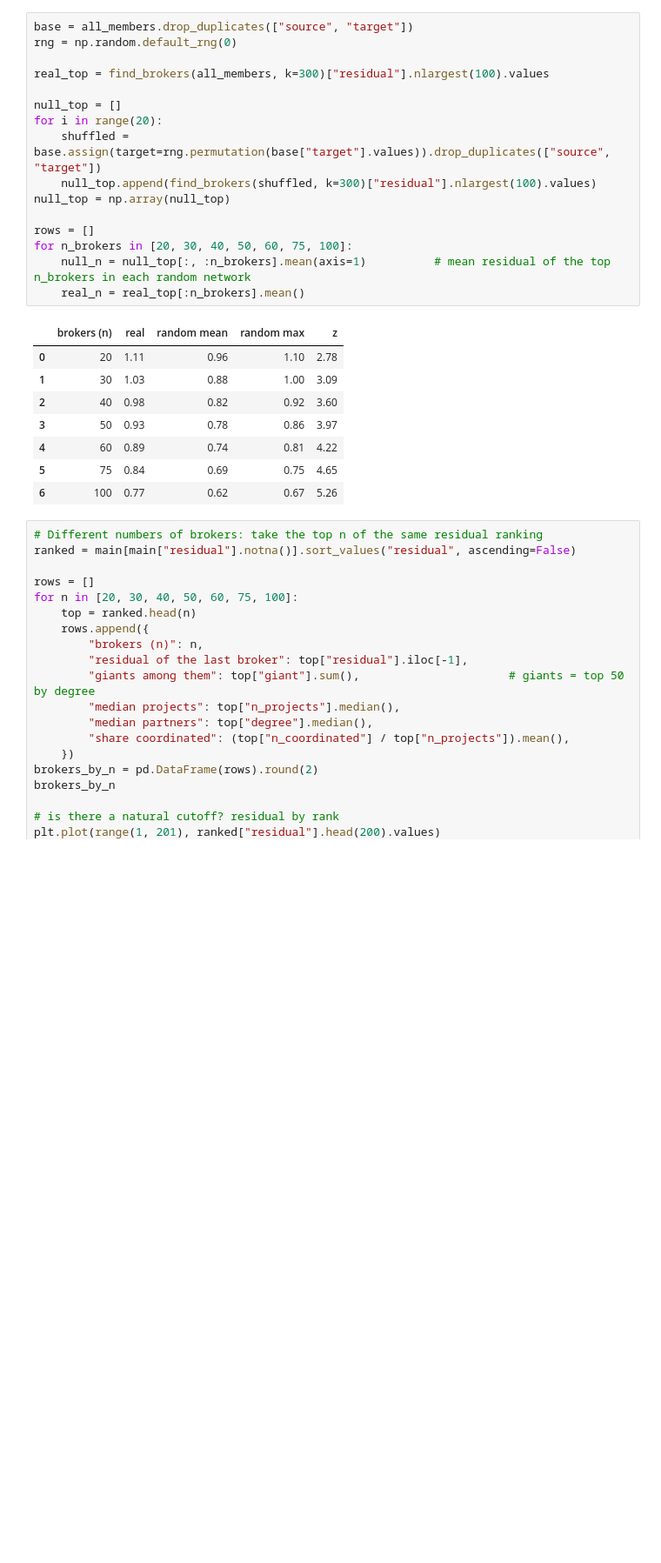
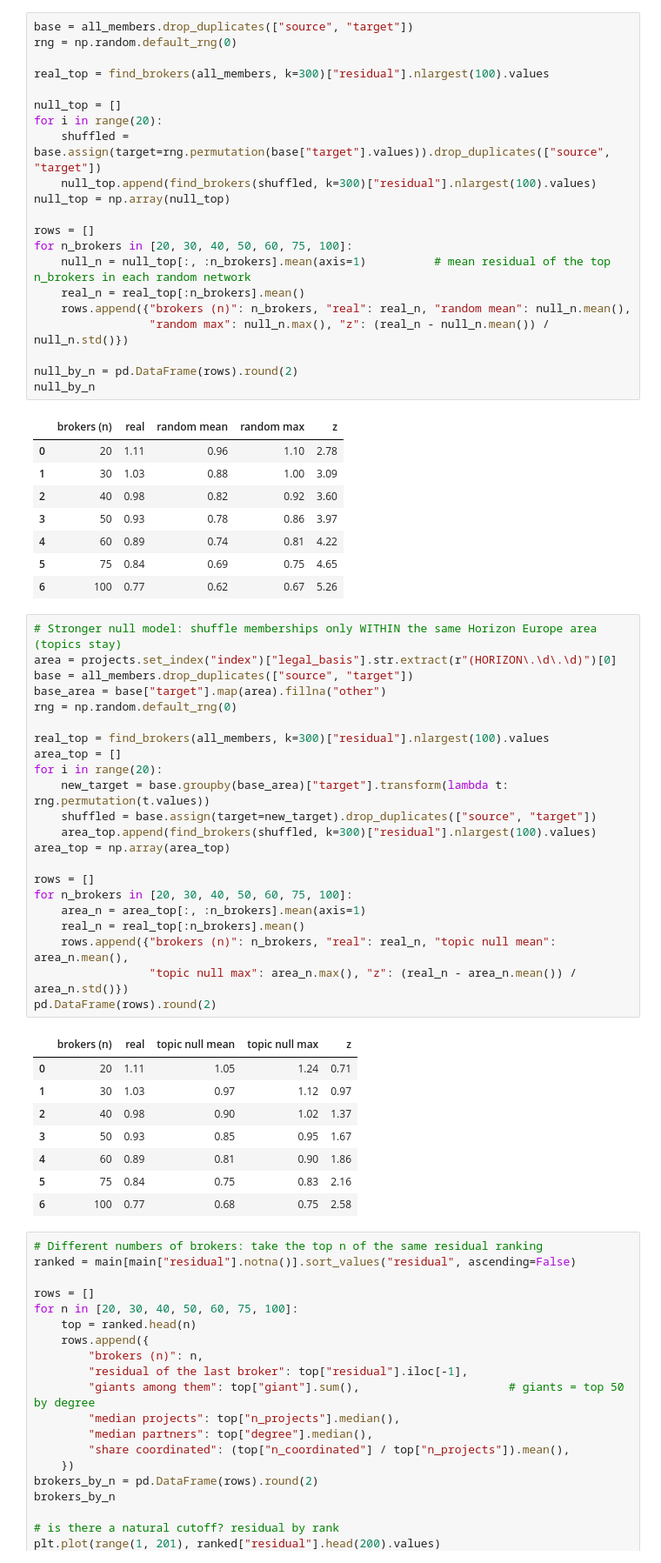
Before and after one commit to lindatruong/ANS-Project-2026, a Jupyter notebook: network_project_new.ipynb, the cells around one changed output. Shown at 87% size. Cells and saved outputs as stored; diff of their text form; blank space fills up the shorter version.

Commit message:
P3 Topic Null Modell added

```diff
--- a/network_project_new.ipynb
+++ b/network_project_new.ipynb
@@ -757,6 +757,11 @@ rows = []
 for n_brokers in [20, 30, 40, 50, 60, 75, 100]:
     null_n = null_top[:, :n_brokers].mean(axis=1)          # mean residual of the top n_brokers in each random network
     real_n = real_top[:n_brokers].mean()
+    rows.append({"brokers (n)": n_brokers, "real": real_n, "random mean": null_n.mean(),
+                 "random max": null_n.max(), "z": (real_n - null_n.mean()) / null_n.std()})
+
+null_by_n = pd.DataFrame(rows).round(2)
+null_by_n
 # %% [output]
 |  | brokers (n) | real | random mean | random max | z |
 | 0 | 20 | 1.11 | 0.96 | 1.10 | 2.78 |
@@ -766,6 +771,37 @@ for n_brokers in [20, 30, 40, 50, 60, 75, 100]:
 | 4 | 60 | 0.89 | 0.74 | 0.81 | 4.22 |
 | 5 | 75 | 0.84 | 0.69 | 0.75 | 4.65 |
 | 6 | 100 | 0.77 | 0.62 | 0.67 | 5.26 |
+# %%
+# Stronger null model: shuffle memberships only WITHIN the same Horizon Europe area (topics stay)
+area = projects.set_index("index")["legal_basis"].str.extract(r"(HORIZON\.\d\.\d)")[0]
+base = all_members.drop_duplicates(["source", "target"])
+base_area = base["target"].map(area).fillna("other")
+rng = np.random.default_rng(0)
+
+real_top = find_brokers(all_members, k=300)["residual"].nlargest(100).values
+area_top = []
+for i in range(20):
+    new_target = base.groupby(base_area)["target"].transform(lambda t: rng.permutation(t.values))
+    shuffled = base.assign(target=new_target).drop_duplicates(["source", "target"])
+    area_top.append(find_brokers(shuffled, k=300)["residual"].nlargest(100).values)
+area_top = np.array(area_top)
+
+rows = []
+for n_brokers in [20, 30, 40, 50, 60, 75, 100]:
+    area_n = area_top[:, :n_brokers].mean(axis=1)
+    real_n = real_top[:n_brokers].mean()
+    rows.append({"brokers (n)": n_brokers, "real": real_n, "topic null mean": area_n.mean(),
+                 "topic null max": area_n.max(), "z": (real_n - area_n.mean()) / area_n.std()})
+pd.DataFrame(rows).round(2)
+# %% [output]
+|  | brokers (n) | real | topic null mean | topic null max | z |
+| 0 | 20 | 1.11 | 1.05 | 1.24 | 0.71 |
+| 1 | 30 | 1.03 | 0.97 | 1.12 | 0.97 |
+| 2 | 40 | 0.98 | 0.90 | 1.02 | 1.37 |
+| 3 | 50 | 0.93 | 0.85 | 0.95 | 1.67 |
+| 4 | 60 | 0.89 | 0.81 | 0.90 | 1.86 |
+| 5 | 75 | 0.84 | 0.75 | 0.83 | 2.16 |
+| 6 | 100 | 0.77 | 0.68 | 0.75 | 2.58 |
 # %%
 # Different numbers of brokers: take the top n of the same residual ranking
 ranked = main[main["residual"].notna()].sort_values("residual", ascending=False)
```
